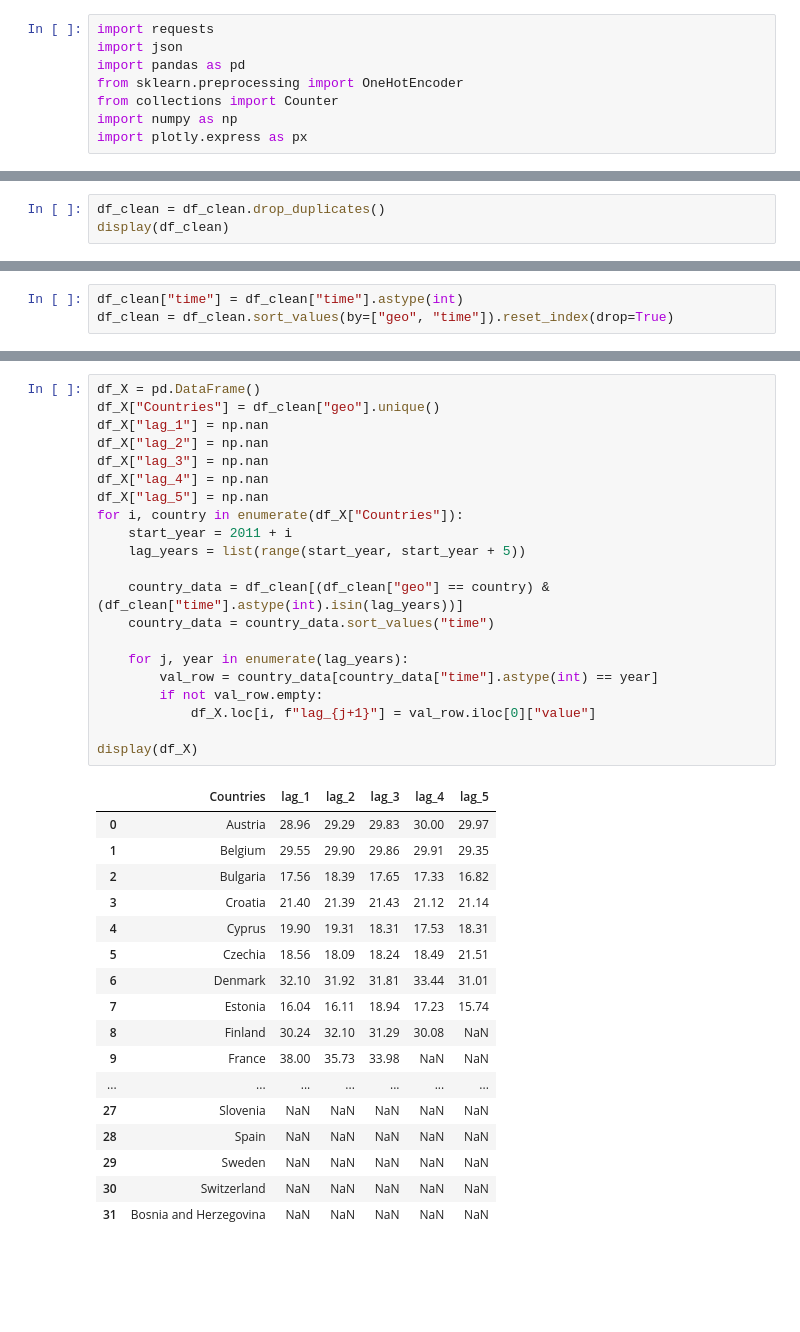
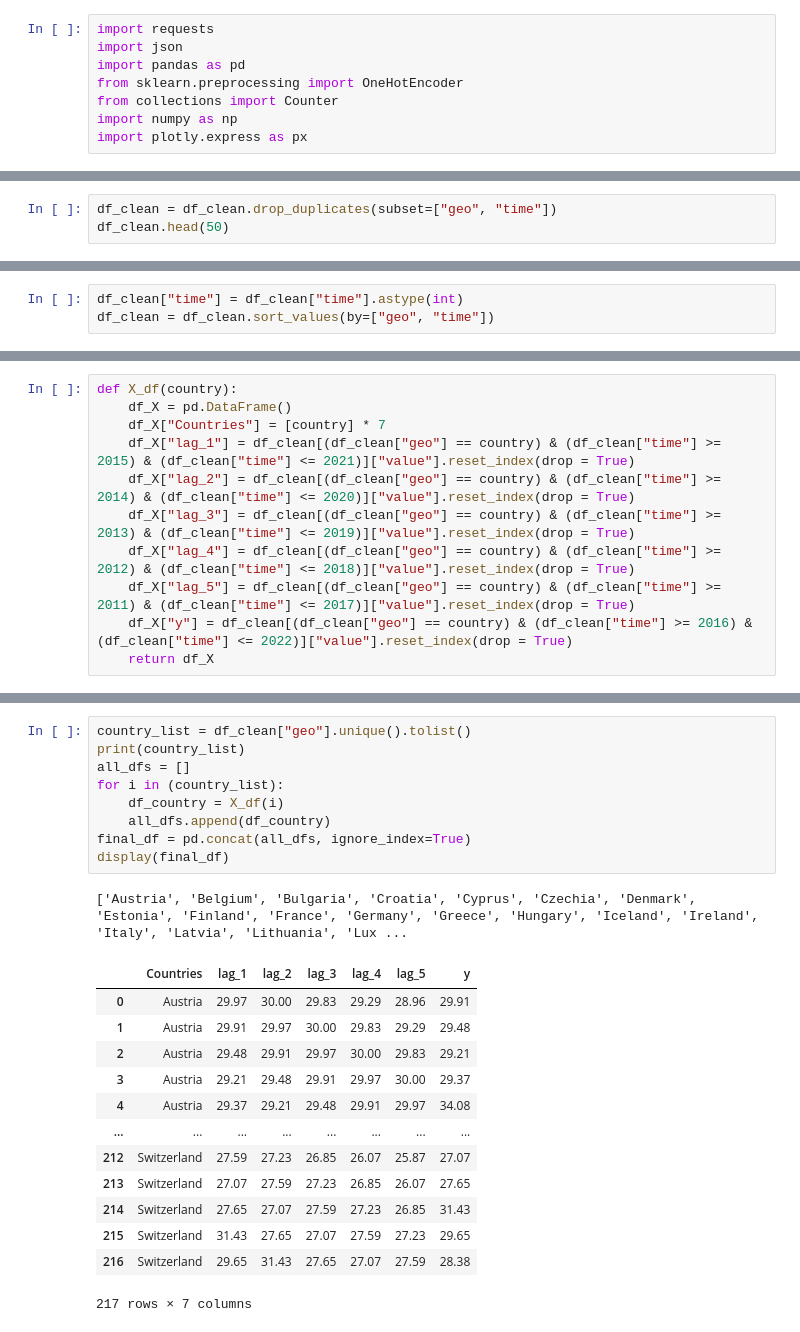
Before and after one commit to eliannemejia/OpenPort, a Jupyter notebook: datasets/raw-datasets/social_API.ipynb, the cells around one changed output, grey strips where cells are left out. Cells and saved outputs as stored; diff of their text form; blank space fills up the shorter version.

Commit message:
proof of concept for time series model 2

```diff
--- a/datasets/raw-datasets/social_API.ipynb
+++ b/datasets/raw-datasets/social_API.ipynb
@@ -72,4 +62,4 @@ print(df_clean.time.tolist())
 # %%
-df_clean = df_clean.drop_duplicates()
-display(df_clean)
+df_clean = df_clean.drop_duplicates(subset=["geo", "time"])
+df_clean.head(50)
 # %% [output]
@@ -131,3 +88,3 @@ print(y)
 # %%
 df_clean["time"] = df_clean["time"].astype(int)
-df_clean = df_clean.sort_values(by=["geo", "time"]).reset_index(drop=True)
+df_clean = df_clean.sort_values(by=["geo", "time"])
@@ -148,0 +91,11 @@ df_clean = df_clean.sort_values(by=["geo", "time"]).reset_index(drop=True)
+# %%
+def X_df(country):
+    df_X = pd.DataFrame()
+    df_X["Countries"] = [country] * 7
+    df_X["lag_1"] = df_clean[(df_clean["geo"] == country) & (df_clean["time"] >= 2015) & (df_clean["time"] <= 2021)]["value"].reset_index(drop = True)
+    df_X["lag_2"] = df_clean[(df_clean["geo"] == country) & (df_clean["time"] >= 2014) & (df_clean["time"] <= 2020)]["value"].reset_index(drop = True)
+    df_X["lag_3"] = df_clean[(df_clean["geo"] == country) & (df_clean["time"] >= 2013) & (df_clean["time"] <= 2019)]["value"].reset_index(drop = True)
+    df_X["lag_4"] = df_clean[(df_clean["geo"] == country) & (df_clean["time"] >= 2012) & (df_clean["time"] <= 2018)]["value"].reset_index(drop = True)
+    df_X["lag_5"] = df_clean[(df_clean["geo"] == country) & (df_clean["time"] >= 2011) & (df_clean["time"] <= 2017)]["value"].reset_index(drop = True)
+    df_X["y"] = df_clean[(df_clean["geo"] == country) & (df_clean["time"] >= 2016) & (df_clean["time"] <= 2022)]["value"].reset_index(drop = True)
+    return df_X
@@ -149,39 +114,24 @@ df_clean = df_clean.sort_values(by=["geo", "time"]).reset_index(drop=True)
 # %%
-df_X = pd.DataFrame()
-df_X["Countries"] = df_clean["geo"].unique()
-df_X["lag_1"] = np.nan
-df_X["lag_2"] = np.nan
-df_X["lag_3"] = np.nan
-df_X["lag_4"] = np.nan
-df_X["lag_5"] = np.nan
-for i, country in enumerate(df_X["Countries"]):
-    start_year = 2011 + i
-    lag_years = list(range(start_year, start_year + 5))
-
-    country_data = df_clean[(df_clean["geo"] == country) & (df_clean["time"].astype(int).isin(lag_years))]
-    country_data = country_data.sort_values("time")
-
-    for j, year in enumerate(lag_years):
-        val_row = country_data[country_data["time"].astype(int) == year]
-        if not val_row.empty:
-            df_X.loc[i, f"lag_{j+1}"] = val_row.iloc[0]["value"]
-
-display(df_X)
+country_list = df_clean["geo"].unique().tolist()
+print(country_list)
+all_dfs = []
+for i in (country_list):
+    df_country = X_df(i)
+    all_dfs.append(df_country)
+final_df = pd.concat(all_dfs, ignore_index=True)
+display(final_df)
 # %% [output]
+['Austria', 'Belgium', 'Bulgaria', 'Croatia', 'Cyprus', 'Czechia', 'Denmark', 'Estonia', 'Finland', 'France', 'Germany', 'Greece', 'Hungary', 'Iceland', 'Ireland', 'Italy', 'Latvia', 'Lithuania', 'Lux ...
-|  | Countries | lag_1 | lag_2 | lag_3 | lag_4 | lag_5 |
-| 0 | Austria | 28.96 | 29.29 | 29.83 | 30.00 | 29.97 |
-| 1 | Belgium | 29.55 | 29.90 | 29.86 | 29.91 | 29.35 |
-| 2 | Bulgaria | 17.56 | 18.39 | 17.65 | 17.33 | 16.82 |
-| 3 | Croatia | 21.40 | 21.39 | 21.43 | 21.12 | 21.14 |
-| 4 | Cyprus | 19.90 | 19.31 | 18.31 | 17.53 | 18.31 |
-| 5 | Czechia | 18.56 | 18.09 | 18.24 | 18.49 | 21.51 |
-| 6 | Denmark | 32.10 | 31.92 | 31.81 | 33.44 | 31.01 |
-| 7 | Estonia | 16.04 | 16.11 | 18.94 | 17.23 | 15.74 |
-| 8 | Finland | 30.24 | 32.10 | 31.29 | 30.08 | NaN |
-| 9 | France | 38.00 | 35.73 | 33.98 | NaN | NaN |
-| ... | ... | ... | ... | ... | ... | ... |
-| 27 | Slovenia | NaN | NaN | NaN | NaN | NaN |
-| 28 | Spain | NaN | NaN | NaN | NaN | NaN |
-| 29 | Sweden | NaN | NaN | NaN | NaN | NaN |
-| 30 | Switzerland | NaN | NaN | NaN | NaN | NaN |
-| 31 | Bosnia and Herzegovina | NaN | NaN | NaN | NaN | NaN |
+|  | Countries | lag_1 | lag_2 | lag_3 | lag_4 | lag_5 | y |
+| 0 | Austria | 29.97 | 30.00 | 29.83 | 29.29 | 28.96 | 29.91 |
+| 1 | Austria | 29.91 | 29.97 | 30.00 | 29.83 | 29.29 | 29.48 |
+| 2 | Austria | 29.48 | 29.91 | 29.97 | 30.00 | 29.83 | 29.21 |
+| 3 | Austria | 29.21 | 29.48 | 29.91 | 29.97 | 30.00 | 29.37 |
+| 4 | Austria | 29.37 | 29.21 | 29.48 | 29.91 | 29.97 | 34.08 |
+| ... | ... | ... | ... | ... | ... | ... | ... |
+| 212 | Switzerland | 27.59 | 27.23 | 26.85 | 26.07 | 25.87 | 27.07 |
+| 213 | Switzerland | 27.07 | 27.59 | 27.23 | 26.85 | 26.07 | 27.65 |
+| 214 | Switzerland | 27.65 | 27.07 | 27.59 | 27.23 | 26.85 | 31.43 |
+| 215 | Switzerland | 31.43 | 27.65 | 27.07 | 27.59 | 27.23 | 29.65 |
+| 216 | Switzerland | 29.65 | 31.43 | 27.65 | 27.07 | 27.59 | 28.38 |
+217 rows × 7 columns
```
Also changed, not shown: parts of 16 cells of this notebook, 4 other files.
